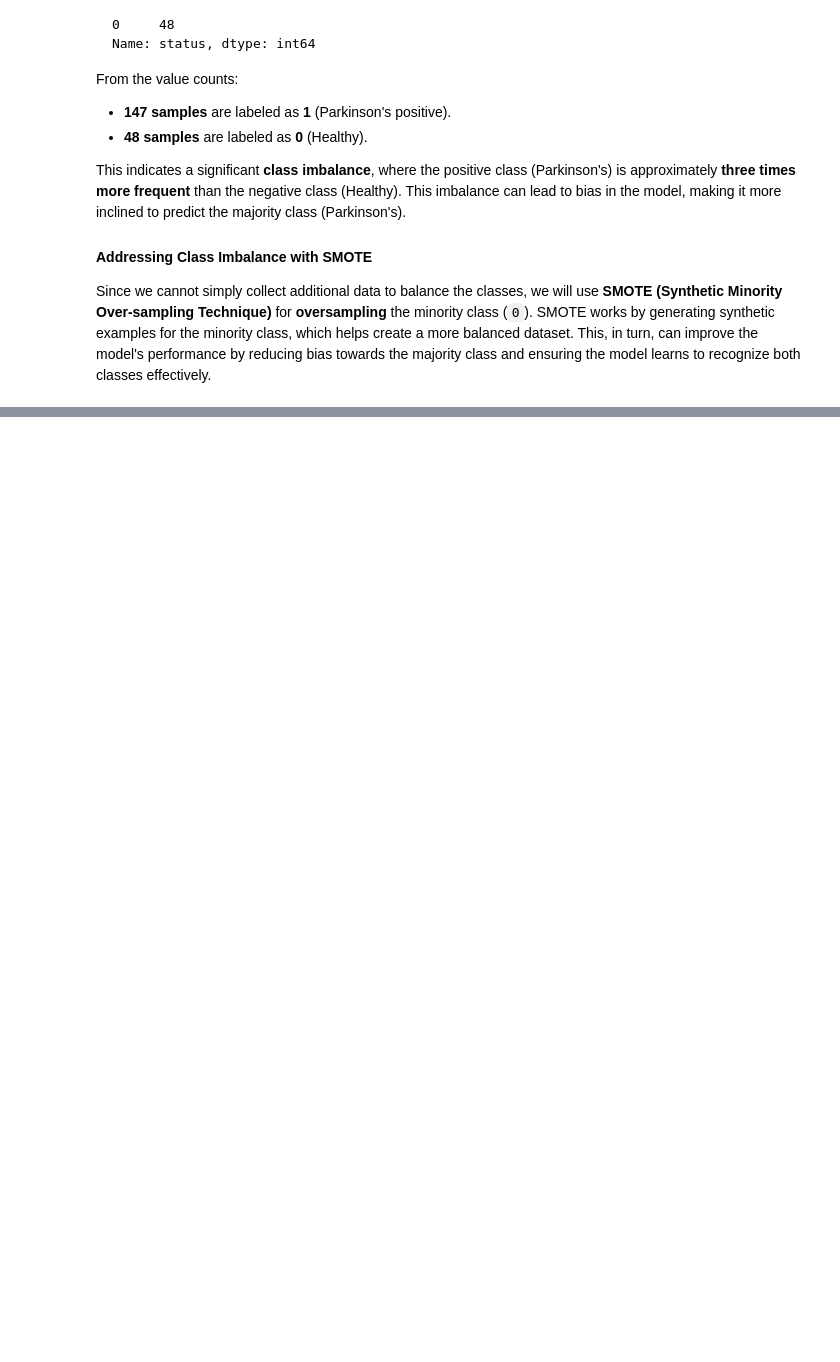
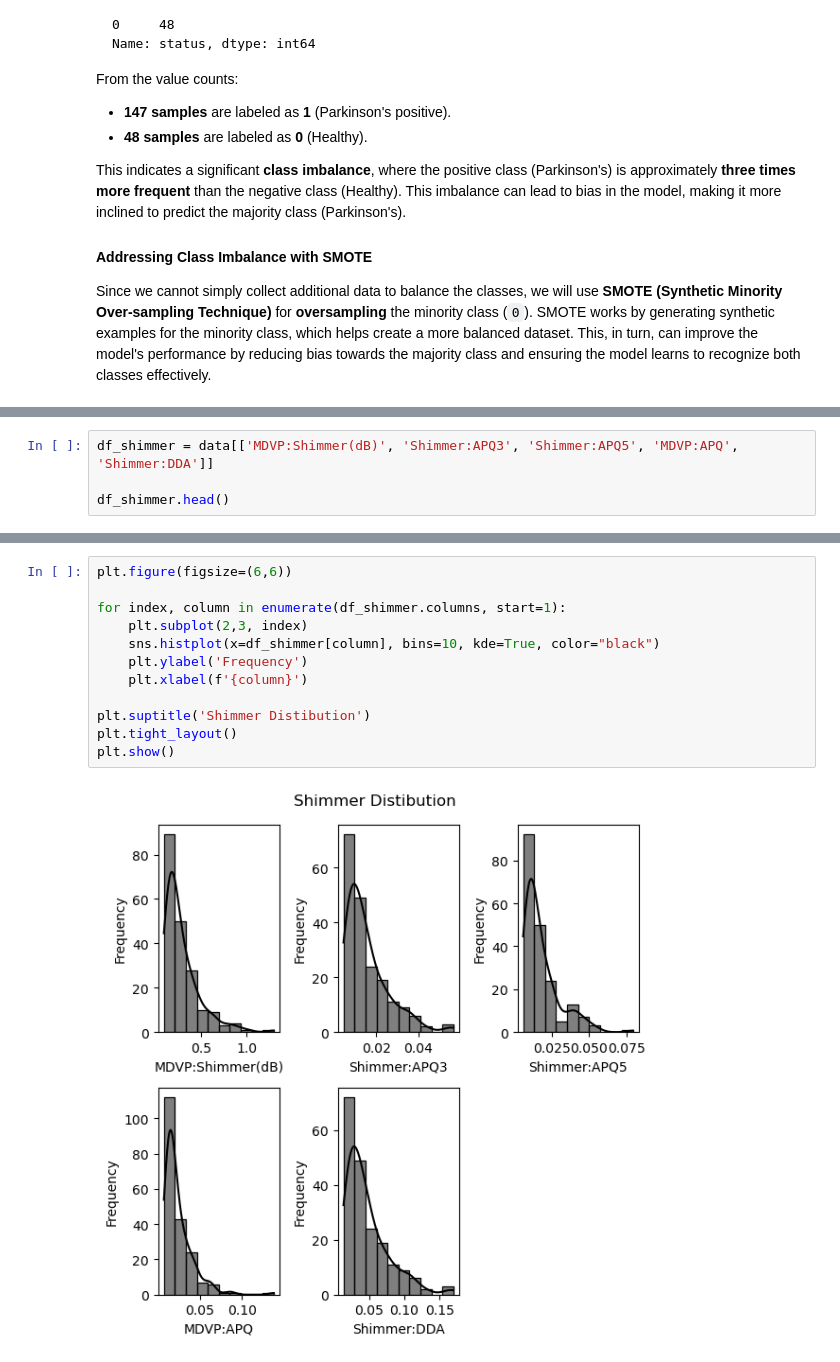
Before and after one commit to usmanumar97/parkinsons-disease-detection, a Jupyter notebook: parkinsons-disease.ipynb, the cells around one changed output, grey strips where cells are left out. Cells and saved outputs as stored; diff of their text form; blank space fills up the shorter version.

```diff
--- a/parkinsons-disease.ipynb
+++ b/parkinsons-disease.ipynb
@@ -249,0 +286,4 @@ Since we cannot simply collect additional data to balance the classes, we will u
+# %%
+df_shimmer = data[['MDVP:Shimmer(dB)', 'Shimmer:APQ3', 'Shimmer:APQ5', 'MDVP:APQ', 'Shimmer:DDA']]
+
+df_shimmer.head()
@@ -249,0 +297,14 @@ Since we cannot simply collect additional data to balance the classes, we will u
+# %%
+plt.figure(figsize=(6,6))
+
+for index, column in enumerate(df_shimmer.columns, start=1):
+    plt.subplot(2,3, index)
+    sns.histplot(x=df_shimmer[column], bins=10, kde=True, color="black")
+    plt.ylabel('Frequency')
+    plt.xlabel(f'{column}')
+
+plt.suptitle('Shimmer Distibution')
+plt.tight_layout()
+plt.show()
+# %% [output]
+[figure, added]
```
Also changed, not shown: parts of 32 cells of this notebook.
